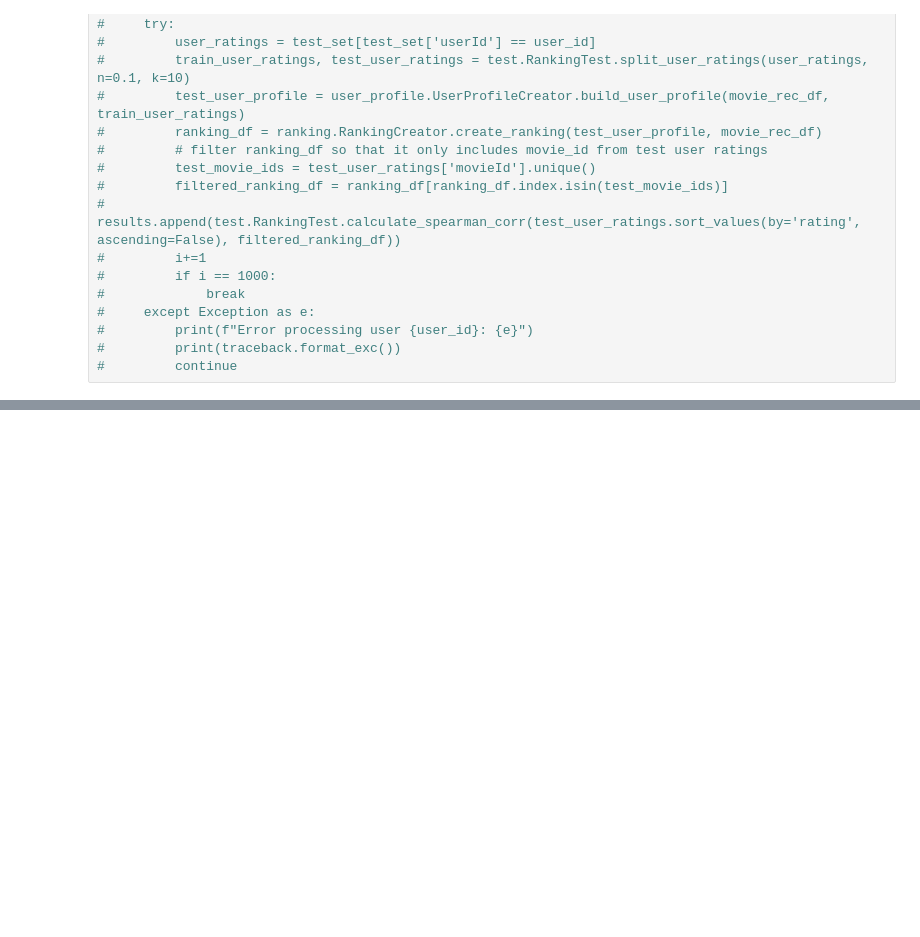
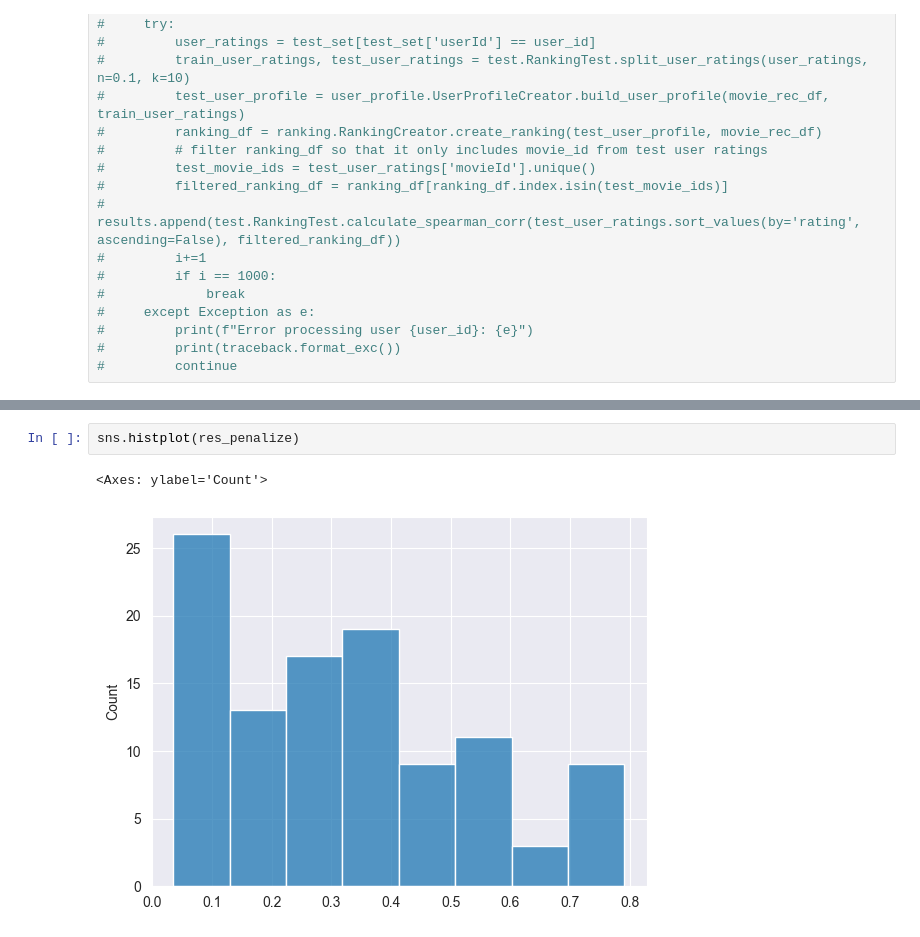
Before and after one commit to Fazill2/data-mining-project, a Jupyter notebook: notebooks/test_analysis.ipynb, the cells around one changed output, grey strips where cells are left out. Cells and saved outputs as stored; diff of their text form; blank space fills up the shorter version.

```diff
--- a/notebooks/test_analysis.ipynb
+++ b/notebooks/test_analysis.ipynb
@@ -100,0 +130,5 @@ plt.show()
+# %%
+sns.histplot(res_penalize)
+# %% [output]
+<Axes: ylabel='Count'>
+[figure, added]
```
Also changed, not shown: parts of 12 cells of this notebook, 2 other files.
